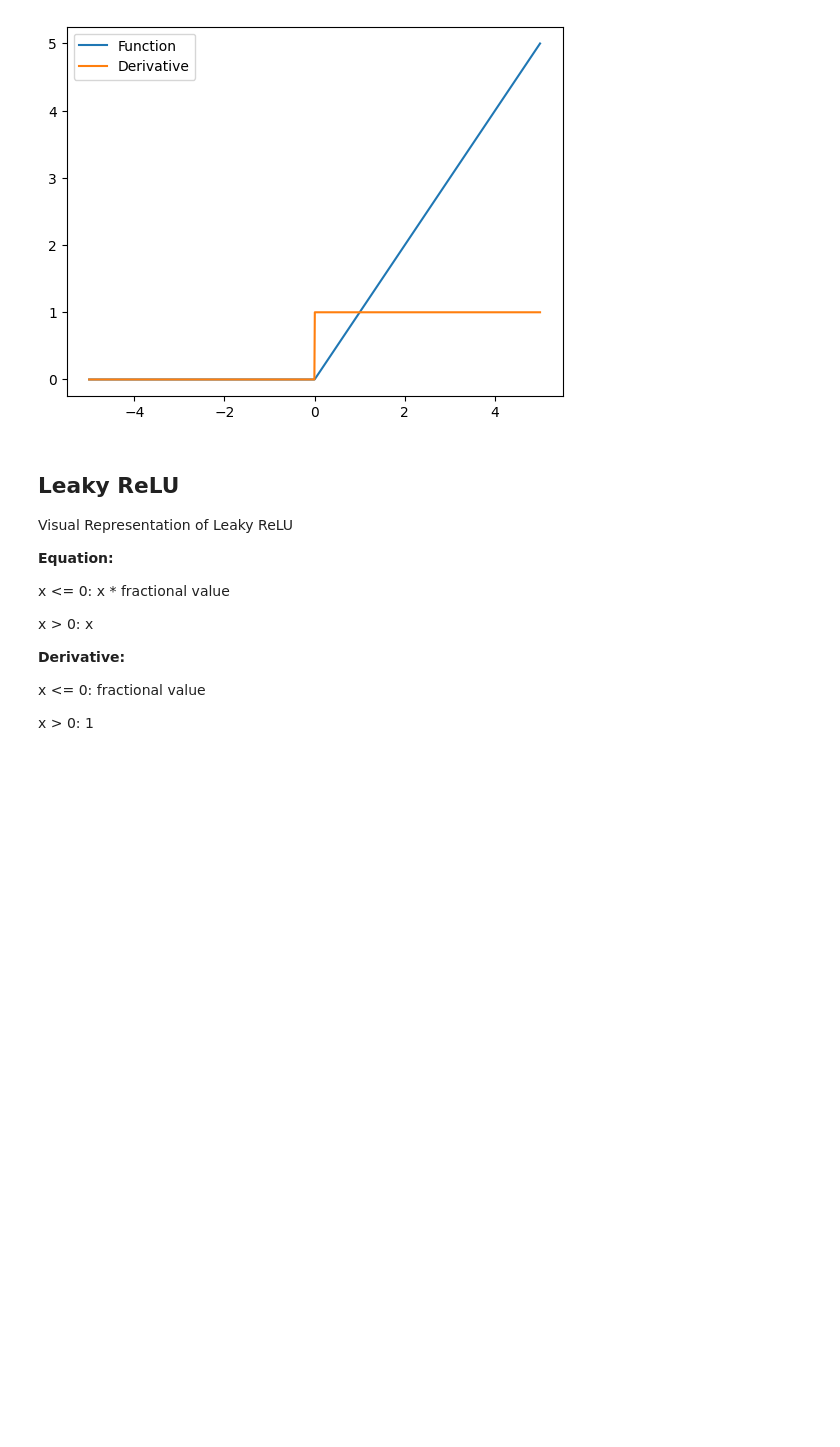
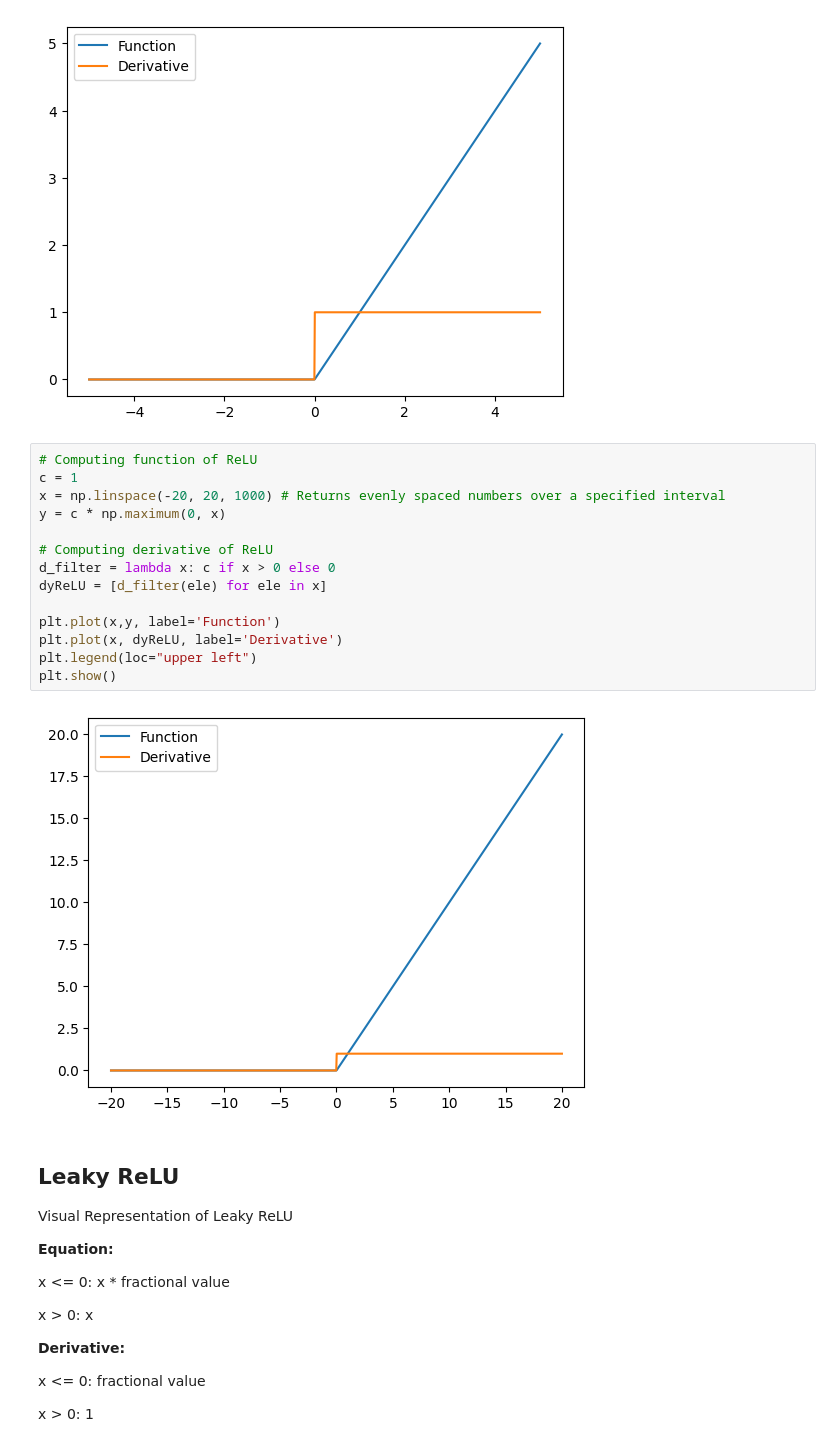
Before and after one commit to Lhahn01/activation-functions-lh, a Jupyter notebook: Activation Functions.ipynb, the cells around one changed output. Saved outputs shown, nothing was run; the diff lists cells and outputs as text; blank space fills up the shorter version.

```diff
--- a/Activation Functions.ipynb
+++ b/Activation Functions.ipynb
@@ -35,6 +35,22 @@ plt.legend(loc="upper left")
 plt.show()
 # %% [output]
 [figure]
+# %%
+# Computing function of ReLU
+c = 1
+x = np.linspace(-20, 20, 1000) # Returns evenly spaced numbers over a specified interval
+y = c * np.maximum(0, x)
+
+# Computing derivative of ReLU
+d_filter = lambda x: c if x > 0 else 0
+dyReLU = [d_filter(ele) for ele in x]
+
+plt.plot(x,y, label='Function')
+plt.plot(x, dyReLU, label='Derivative')
+plt.legend(loc="upper left")
+plt.show()
+# %% [output]
+[figure, added]
 # %% [markdown]
 ## Leaky ReLU
 Visual Representation of Leaky ReLU
```
Also changed, not shown: parts of 20 cells of this notebook.
